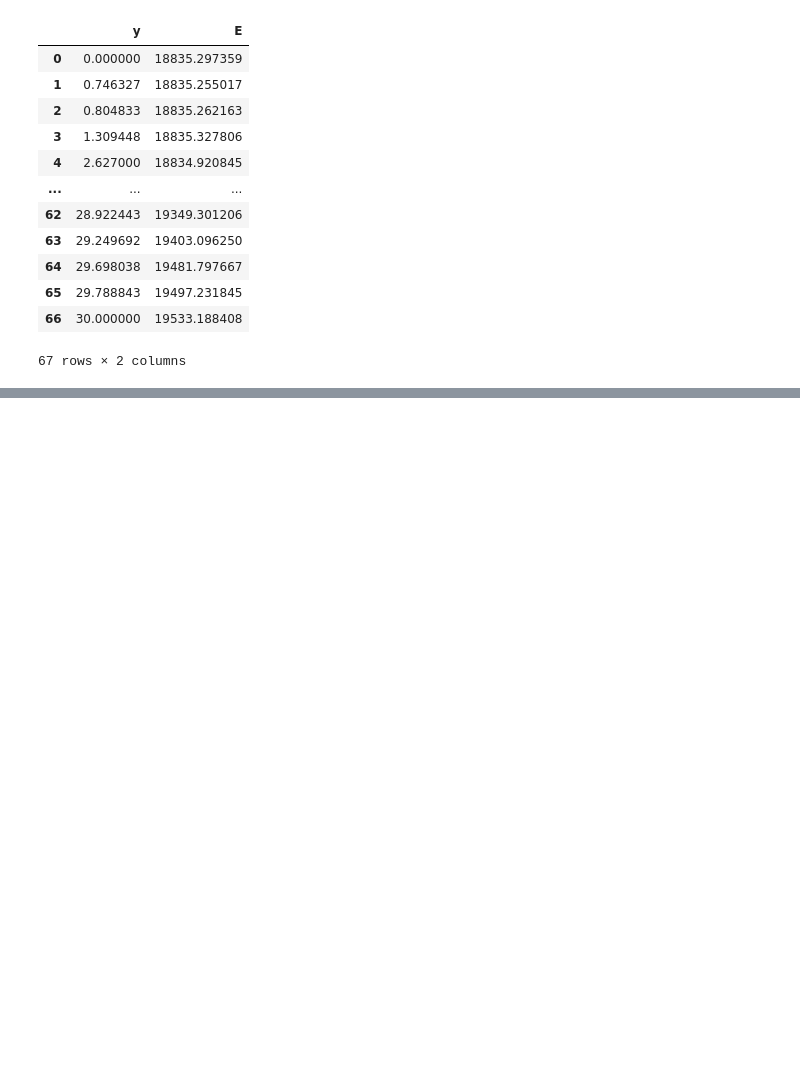
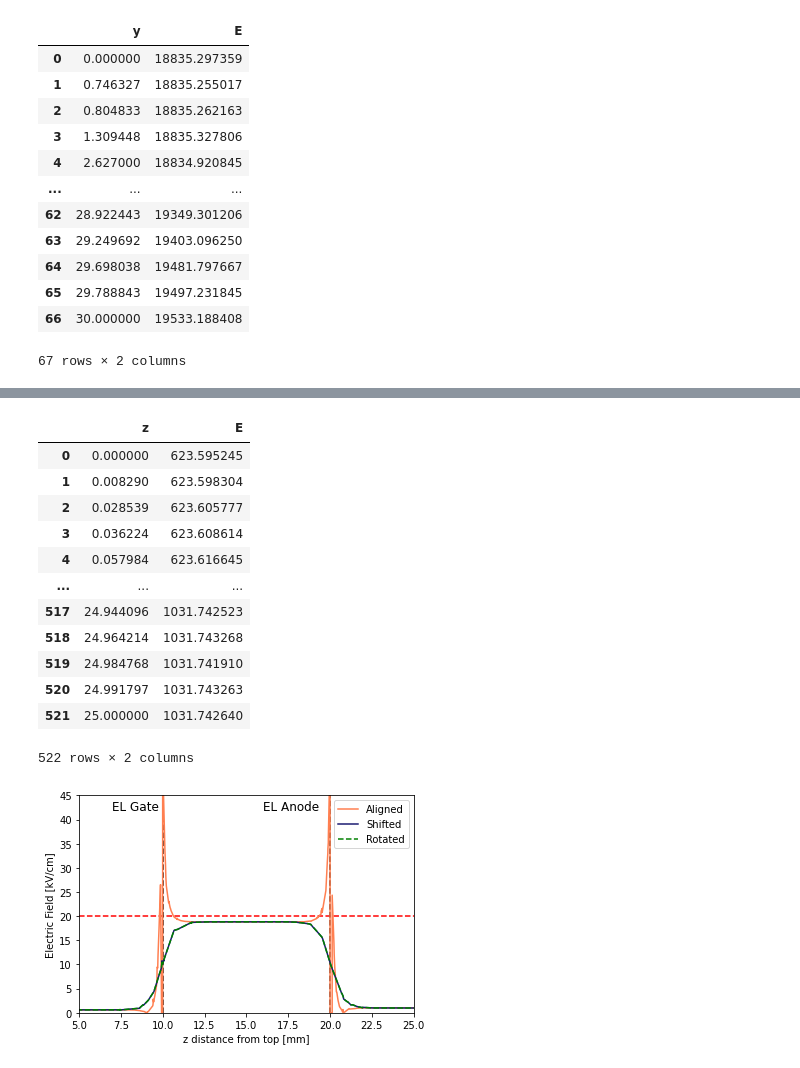
Before and after one commit to kvjmistry/GarfieldCode, a Jupyter notebook: Electroluminescence/notebooks/PlotElectricField.ipynb, the cells around one changed output, grey strips where cells are left out. Saved outputs shown, nothing was run; the diff lists cells and outputs as text; code cells hidden in the pictures; blank space fills up the shorter version.

```diff
--- a/Electroluminescence/notebooks/PlotElectricField.ipynb
+++ b/Electroluminescence/notebooks/PlotElectricField.ipynb
@@ -58,0 +113,39 @@ Text(0, 0.5, 'Electric Field [V/cm]')
+# %%
+plt.figure()
+
+# Load in the electric fields vs z position
+Ez_align2 = pd.read_csv(f"../Files/ElectricField/Central_EField_Aligned2.txt", delimiter = ",")
+
+display(Ez_align2)
+
+plt.axhline(y = 20, color = 'r', linestyle = '--')
+plt.axvline(x = 10, color = 'k', linestyle = '--')
+plt.axvline(x = 20, color = 'k', linestyle = '--')
+plt.plot(Ez_align2["z"], Ez_align2["E"]/1e3, label = "Aligned", color = 'coral')
+
+# plt.plot(Ez_disk["z"], Ez_disk["E"], label = "Disk")
+plt.plot(Ez_align["z"], Ez_align["E"]/1e3, label = "Shifted", color = 'midnightblue')
+plt.plot(Ez_align["z"], Ez_align["E"]/1e3, label = "Rotated",linestyle = '--', color = 'green')
+plt.text(7, 42, 'EL Gate', fontsize=12, color='black')
+plt.text(16, 42, 'EL Anode', fontsize=12, color='black')
+plt.legend()
+plt.xlim(5, 25)
+plt.ylim(0, 45)
+plt.xlabel("z distance from top [mm]")
+plt.ylabel("Electric Field [kV/cm]")
+plt.savefig("../Plots/Zfield4.pdf",facecolor='w', transparent=False)
+# %% [output]
+|  | z | E |
+| 0 | 0.000000 | 623.595245 |
+| 1 | 0.008290 | 623.598304 |
+| 2 | 0.028539 | 623.605777 |
+| 3 | 0.036224 | 623.608614 |
+| 4 | 0.057984 | 623.616645 |
+| ... | ... | ... |
+| 517 | 24.944096 | 1031.742523 |
+| 518 | 24.964214 | 1031.743268 |
+| 519 | 24.984768 | 1031.741910 |
+| 520 | 24.991797 | 1031.743263 |
+| 521 | 25.000000 | 1031.742640 |
+522 rows × 2 columns
+[figure, added]
```
Also changed, not shown: parts of 5 cells of this notebook, 15 other files.
